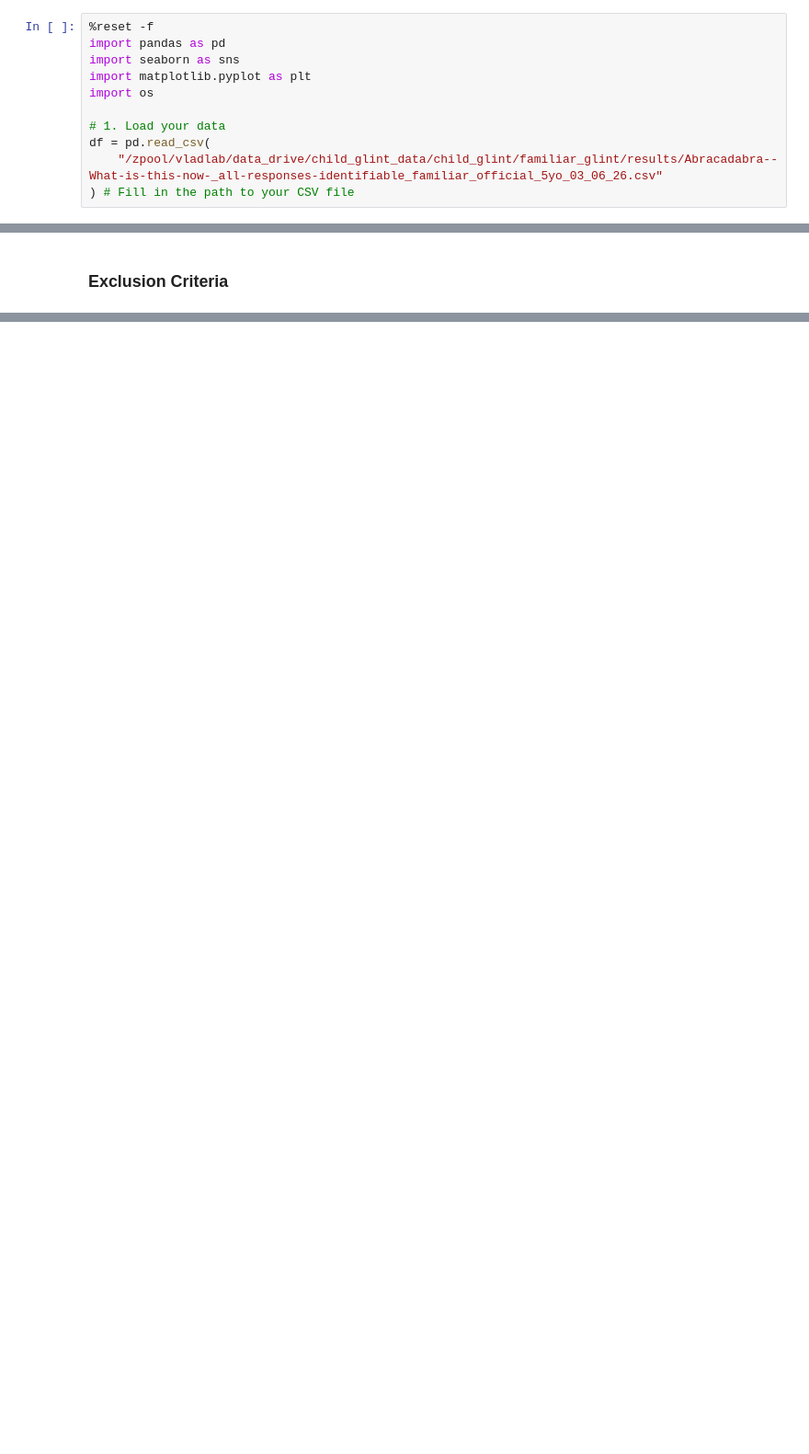
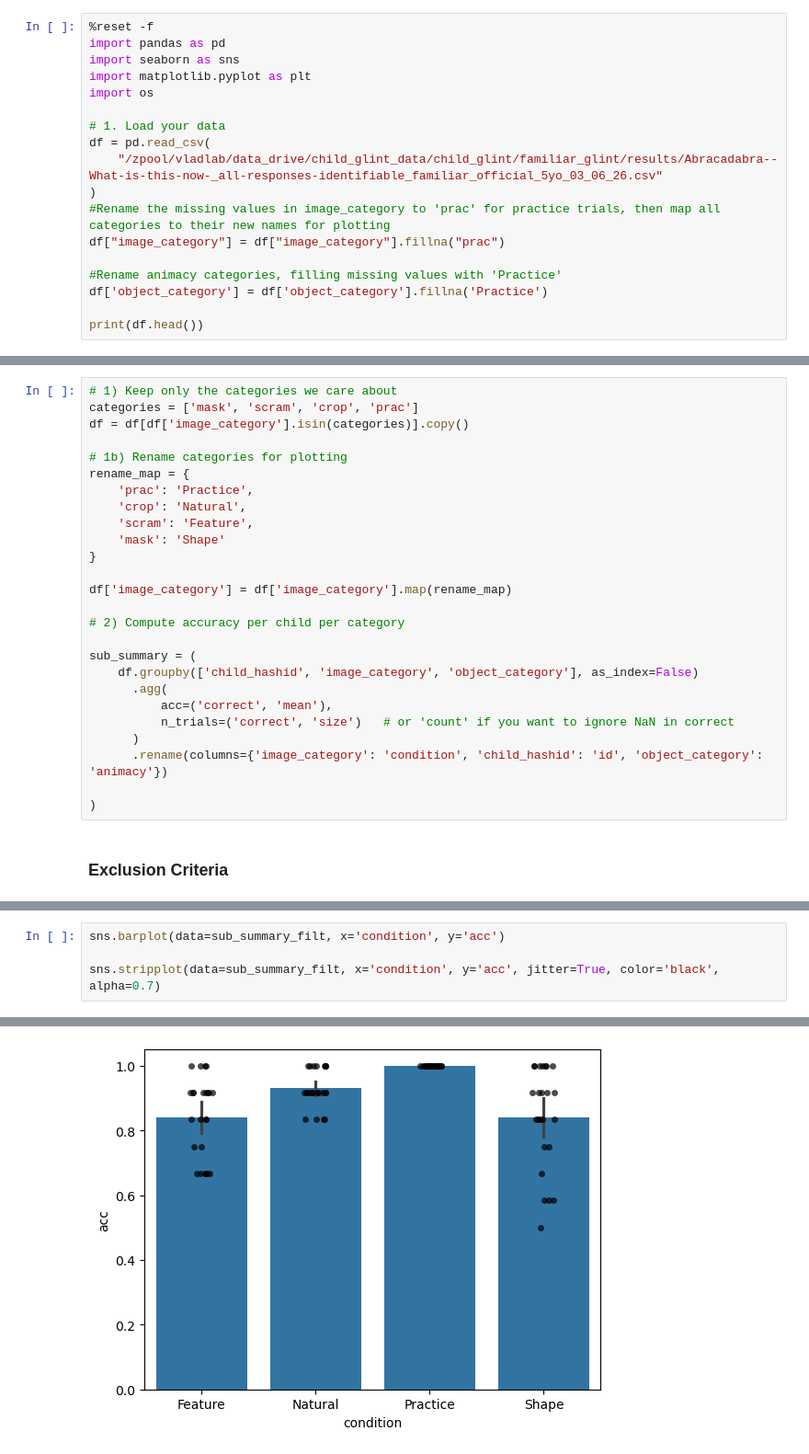
Before and after one commit to ars1399/glint_analysis, a Jupyter notebook: child_glint_preprocessing_v1.ipynb, the cells around one changed output, grey strips where cells are left out. Shown at 92% size. Saved outputs shown, nothing was run; the diff lists cells and outputs as text; blank space fills up the shorter version.

```diff
--- a/child_glint_preprocessing_v1.ipynb
+++ b/child_glint_preprocessing_v1.ipynb
@@ -216,4 +248,11 @@ import os
 # 1. Load your data
 df = pd.read_csv(
     "/zpool/vladlab/data_drive/child_glint_data/child_glint/familiar_glint/results/Abracadabra--What-is-this-now-_all-responses-identifiable_familiar_official_5yo_03_06_26.csv"
-) # Fill in the path to your CSV file
+)
+#Rename the missing values in image_category to 'prac' for practice trials, then map all categories to their new names for plotting
+df["image_category"] = df["image_category"].fillna("prac")
+
+#Rename animacy categories, filling missing values with 'Practice'
+df['object_category'] = df['object_category'].fillna('Practice')
+
+print(df.head())
@@ -247,3 +358,29 @@ sub_summary = (
+# %%
+# 1) Keep only the categories we care about
+categories = ['mask', 'scram', 'crop', 'prac']
+df = df[df['image_category'].isin(categories)].copy()
+
+# 1b) Rename categories for plotting
+rename_map = {
+    'prac': 'Practice',
+    'crop': 'Natural',
+    'scram': 'Feature',
+    'mask': 'Shape'
+}
+
+df['image_category'] = df['image_category'].map(rename_map)
+
+# 2) Compute accuracy per child per category
+
+sub_summary = (
+    df.groupby(['child_hashid', 'image_category', 'object_category'], as_index=False)
+      .agg(
+          acc=('correct', 'mean'),
+          n_trials=('correct', 'size')   # or 'count' if you want to ignore NaN in correct
+      )
+      .rename(columns={'image_category': 'condition', 'child_hashid': 'id', 'object_category': 'animacy'})
+
+)
 # %% [markdown]
 ### Exclusion Criteria
 # %%
@@ -339,0 +485,5 @@ sub_summary_filt = sub_summary_exclusion[sub_summary_exclusion['id'].isin(kept_c
+# %%
+sns.barplot(data=sub_summary_filt, x='condition', y='acc')
+
+sns.stripplot(data=sub_summary_filt, x='condition', y='acc', jitter=True, color='black', alpha=0.7)
+# %% [output]
@@ -339,0 +491 @@ sub_summary_filt = sub_summary_exclusion[sub_summary_exclusion['id'].isin(kept_c
+[figure, added]
```
Also changed, not shown: parts of 11 cells of this notebook, 1 other file.
